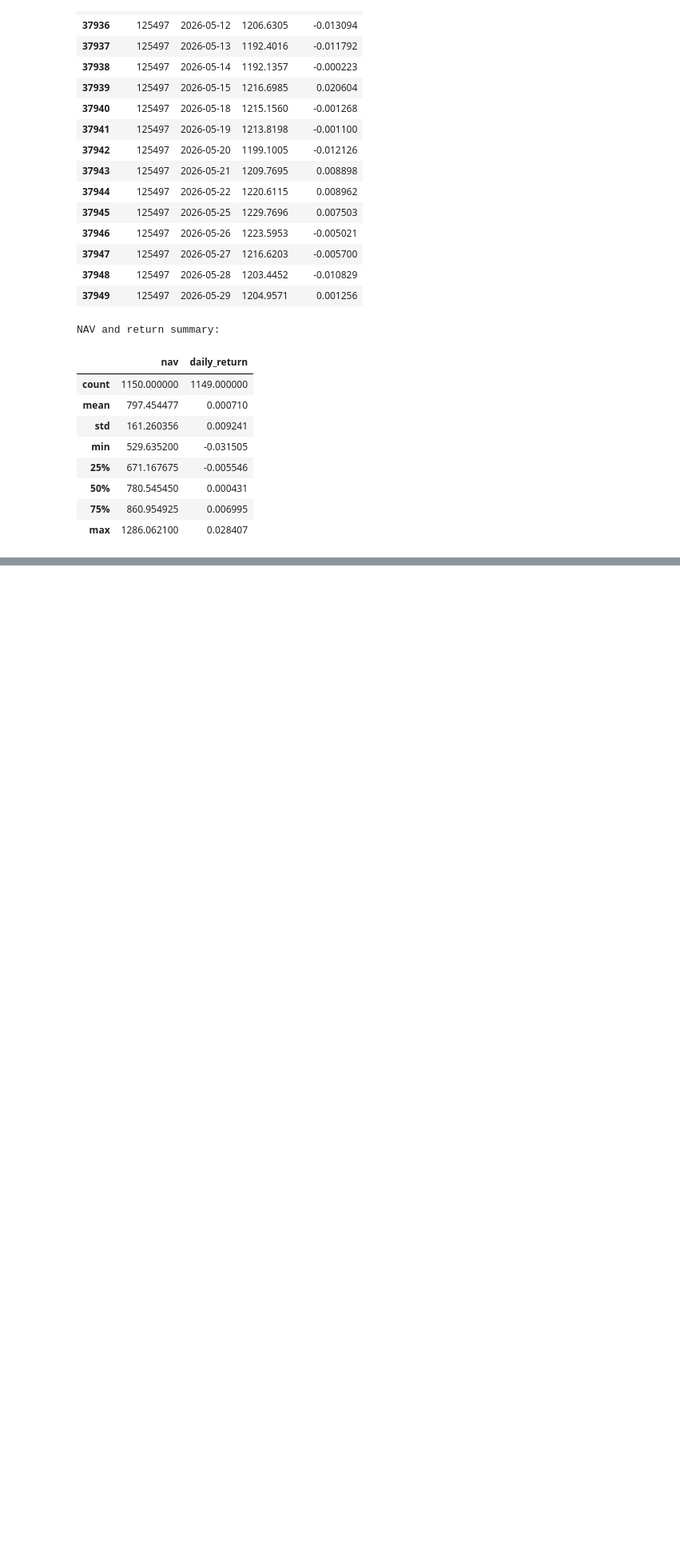
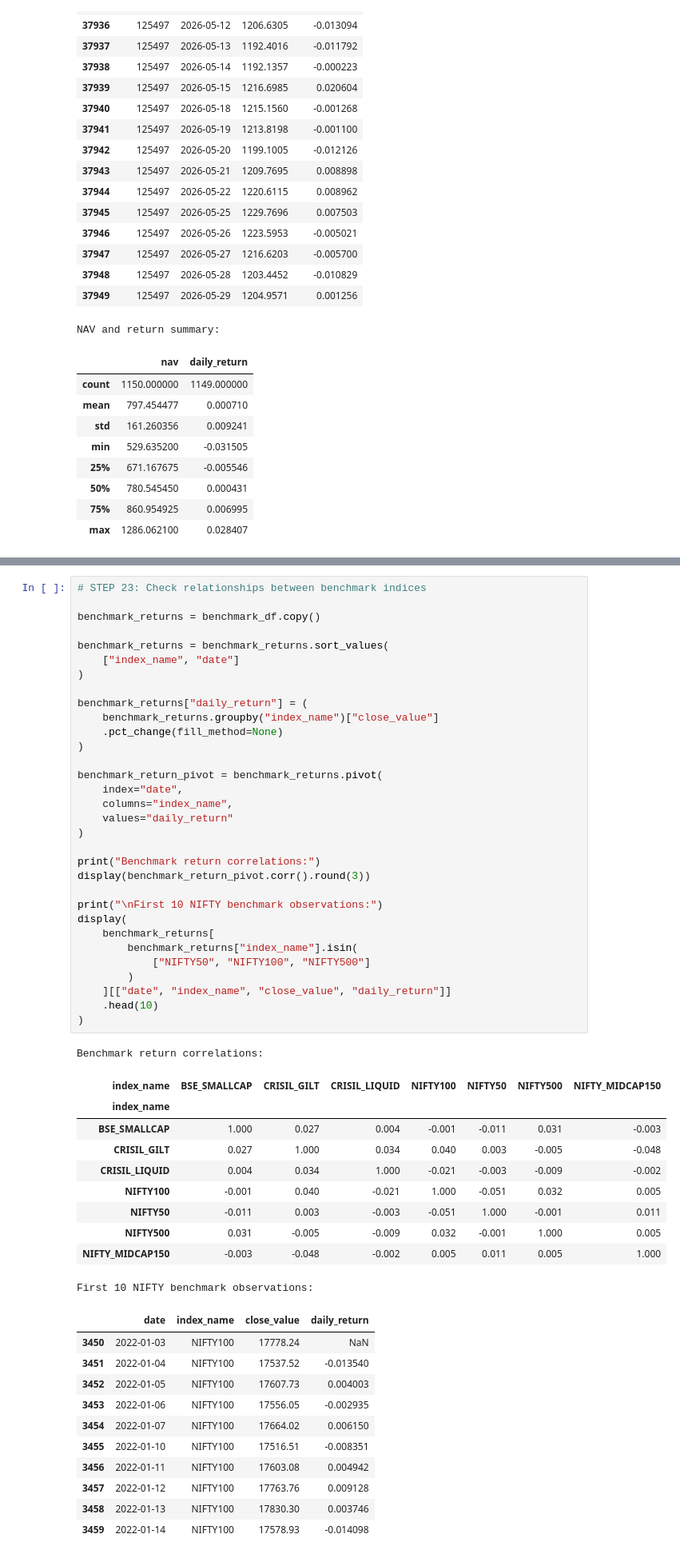
Before and after one commit to PranavAseriz011/Mutual-Fund-Analytics, a Jupyter notebook: notebooks/Performance_Analytics.ipynb, the cells around one changed output, grey strips where cells are left out. Shown at 80% size. Cells and saved outputs as stored; diff of their text form; blank space fills up the shorter version.

```diff
--- a/notebooks/Performance_Analytics.ipynb
+++ b/notebooks/Performance_Analytics.ipynb
@@ -1184,0 +1480,55 @@ NAV and return summary:
+# %%
+# STEP 23: Check relationships between benchmark indices
+
+benchmark_returns = benchmark_df.copy()
+
+benchmark_returns = benchmark_returns.sort_values(
+    ["index_name", "date"]
+)
+
+benchmark_returns["daily_return"] = (
+    benchmark_returns.groupby("index_name")["close_value"]
+    .pct_change(fill_method=None)
+)
+
+benchmark_return_pivot = benchmark_returns.pivot(
+    index="date",
+    columns="index_name",
+    values="daily_return"
+)
+
+print("Benchmark return correlations:")
+display(benchmark_return_pivot.corr().round(3))
+
+print("\nFirst 10 NIFTY benchmark observations:")
+display(
+    benchmark_returns[
+        benchmark_returns["index_name"].isin(
+            ["NIFTY50", "NIFTY100", "NIFTY500"]
+        )
+    ][["date", "index_name", "close_value", "daily_return"]]
+    .head(10)
+)
+# %% [output]
+Benchmark return correlations:
+| index_name | BSE_SMALLCAP | CRISIL_GILT | CRISIL_LIQUID | NIFTY100 | NIFTY50 | NIFTY500 | NIFTY_MIDCAP150 |
+| index_name |  |  |  |  |  |  |  |
+| BSE_SMALLCAP | 1.000 | 0.027 | 0.004 | -0.001 | -0.011 | 0.031 | -0.003 |
+| CRISIL_GILT | 0.027 | 1.000 | 0.034 | 0.040 | 0.003 | -0.005 | -0.048 |
+| CRISIL_LIQUID | 0.004 | 0.034 | 1.000 | -0.021 | -0.003 | -0.009 | -0.002 |
+| NIFTY100 | -0.001 | 0.040 | -0.021 | 1.000 | -0.051 | 0.032 | 0.005 |
+| NIFTY50 | -0.011 | 0.003 | -0.003 | -0.051 | 1.000 | -0.001 | 0.011 |
+| NIFTY500 | 0.031 | -0.005 | -0.009 | 0.032 | -0.001 | 1.000 | 0.005 |
+| NIFTY_MIDCAP150 | -0.003 | -0.048 | -0.002 | 0.005 | 0.011 | 0.005 | 1.000 |
+First 10 NIFTY benchmark observations:
+|  | date | index_name | close_value | daily_return |
+| 3450 | 2022-01-03 | NIFTY100 | 17778.24 | NaN |
+| 3451 | 2022-01-04 | NIFTY100 | 17537.52 | -0.013540 |
+| 3452 | 2022-01-05 | NIFTY100 | 17607.73 | 0.004003 |
+| 3453 | 2022-01-06 | NIFTY100 | 17556.05 | -0.002935 |
+| 3454 | 2022-01-07 | NIFTY100 | 17664.02 | 0.006150 |
+| 3455 | 2022-01-10 | NIFTY100 | 17516.51 | -0.008351 |
+| 3456 | 2022-01-11 | NIFTY100 | 17603.08 | 0.004942 |
+| 3457 | 2022-01-12 | NIFTY100 | 17763.76 | 0.009128 |
+| 3458 | 2022-01-13 | NIFTY100 | 17830.30 | 0.003746 |
+| 3459 | 2022-01-14 | NIFTY100 | 17578.93 | -0.014098 |
```
Also changed, not shown: parts of 11 cells of this notebook.
